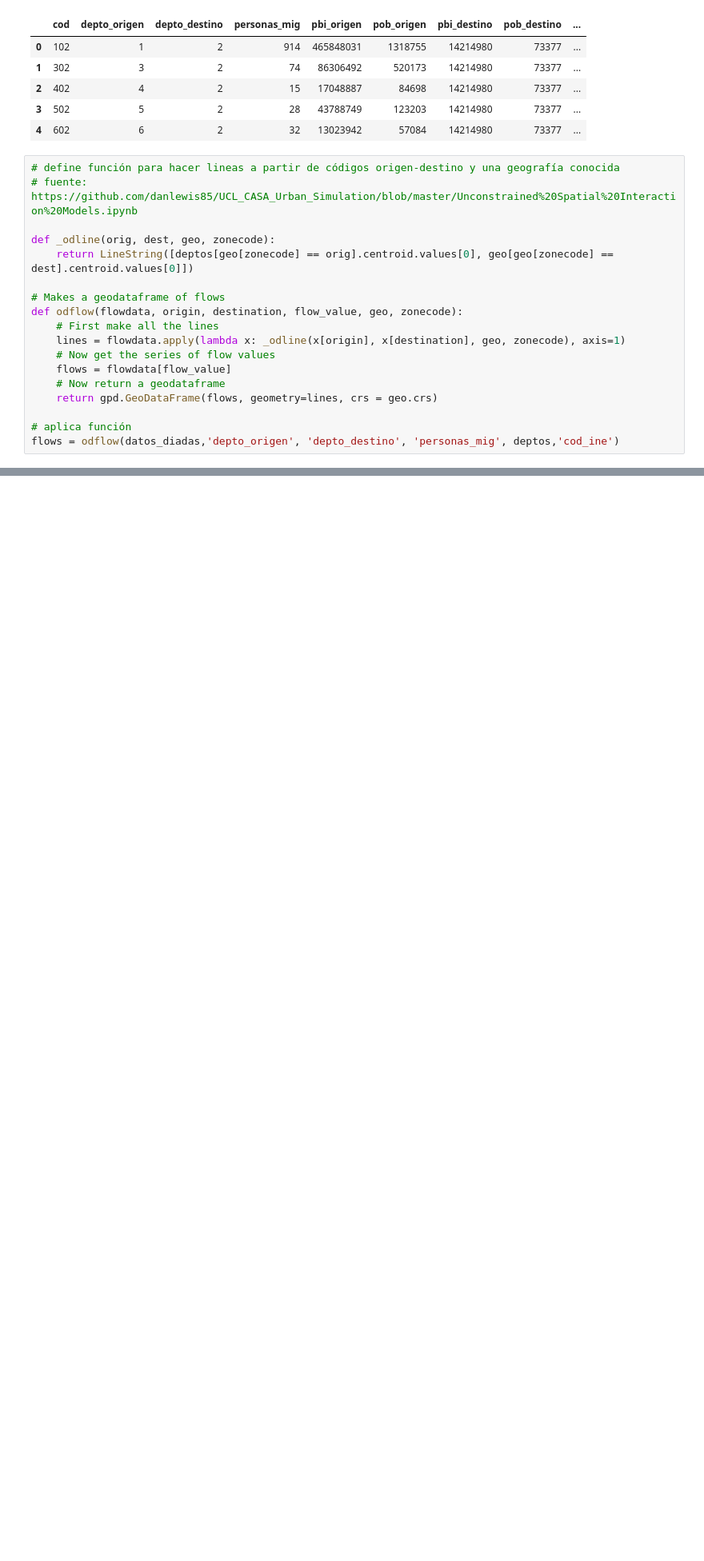
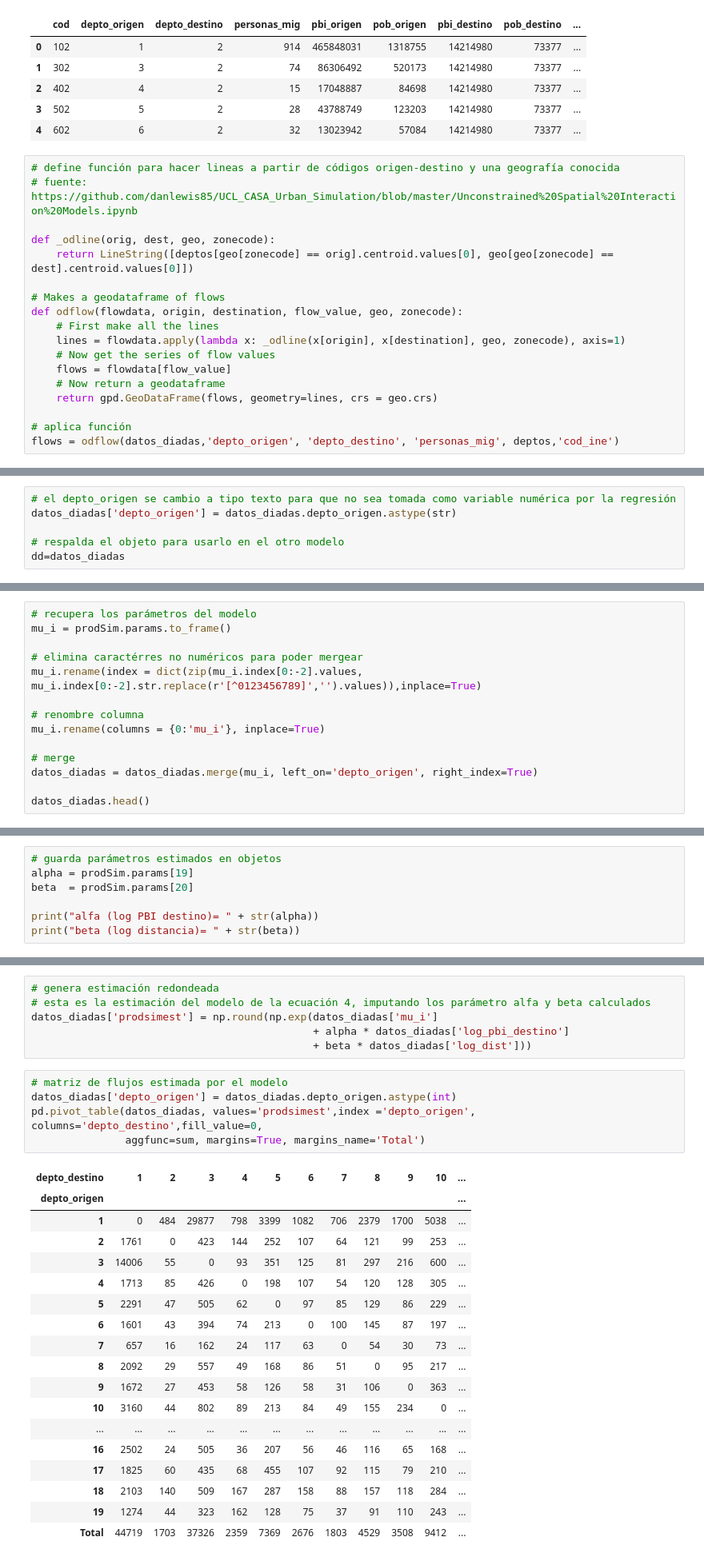
Before and after one commit to guillermodangelo/tesis, a Jupyter notebook: 02-metodologia.ipynb, the cells around one changed output, grey strips where cells are left out. Shown at 80% size. Drawn from its saved outputs; the diff is of its cells as text; blank space fills up the shorter version.

Commit message:
cambios en metodologia

```diff
--- a/02-metodologia.ipynb
+++ b/02-metodologia.ipynb
@@ -455,2 +391,8 @@ mu_i
+# %%
+# el depto_origen se cambio a tipo texto para que no sea tomada como variable numérica por la regresión
+datos_diadas['depto_origen'] = datos_diadas.depto_origen.astype(str)
+
+# respalda el objeto para usarlo en el otro modelo
+dd=datos_diadas
 # %%
 datos_diadas.head()
@@ -456,0 +470,14 @@ datos_diadas.head()
+# %%
+# recupera los parámetros del modelo
+mu_i = prodSim.params.to_frame()
+
+# elimina caractérres no numéricos para poder mergear
+mu_i.rename(index = dict(zip(mu_i.index[0:-2].values, mu_i.index[0:-2].str.replace(r'[^0123456789]','').values)),inplace=True)
+
+# renombre columna
+mu_i.rename(columns = {0:'mu_i'}, inplace=True)
+
+# merge
+datos_diadas = datos_diadas.merge(mu_i, left_on='depto_origen', right_index=True)
+
+datos_diadas.head()
@@ -456,0 +491,7 @@ datos_diadas.head()
+# %%
+# guarda parámetros estimados en objetos
+alpha = prodSim.params[19]
+beta  = prodSim.params[20]
+
+print("alfa (log PBI destino)= " + str(alpha))
+print("beta (log distancia)= " + str(beta))
@@ -456,0 +501,30 @@ datos_diadas.head()
+# %%
+# genera estimación redondeada
+# esta es la estimación del modelo de la ecuación 4, imputando los parámetro alfa y beta calculados
+datos_diadas['prodsimest'] = np.round(np.exp(datos_diadas['mu_i']
+                                             + alpha * datos_diadas['log_pbi_destino']
+                                             + beta * datos_diadas['log_dist']))
+# %%
+# matriz de flujos estimada por el modelo
+datos_diadas['depto_origen'] = datos_diadas.depto_origen.astype(int)
+pd.pivot_table(datos_diadas, values='prodsimest',index ='depto_origen', columns='depto_destino',fill_value=0,
+               aggfunc=sum, margins=True, margins_name='Total')
+# %% [output]
+| depto_destino | 1 | 2 | 3 | 4 | 5 | 6 | 7 | 8 | 9 | 10 | ... |
+| depto_origen |  |  |  |  |  |  |  |  |  |  | ... |
+| 1 | 0 | 484 | 29877 | 798 | 3399 | 1082 | 706 | 2379 | 1700 | 5038 | ... |
+| 2 | 1761 | 0 | 423 | 144 | 252 | 107 | 64 | 121 | 99 | 253 | ... |
+| 3 | 14006 | 55 | 0 | 93 | 351 | 125 | 81 | 297 | 216 | 600 | ... |
+| 4 | 1713 | 85 | 426 | 0 | 198 | 107 | 54 | 120 | 128 | 305 | ... |
+| 5 | 2291 | 47 | 505 | 62 | 0 | 97 | 85 | 129 | 86 | 229 | ... |
+| 6 | 1601 | 43 | 394 | 74 | 213 | 0 | 100 | 145 | 87 | 197 | ... |
+| 7 | 657 | 16 | 162 | 24 | 117 | 63 | 0 | 54 | 30 | 73 | ... |
+| 8 | 2092 | 29 | 557 | 49 | 168 | 86 | 51 | 0 | 95 | 217 | ... |
+| 9 | 1672 | 27 | 453 | 58 | 126 | 58 | 31 | 106 | 0 | 363 | ... |
+| 10 | 3160 | 44 | 802 | 89 | 213 | 84 | 49 | 155 | 234 | 0 | ... |
+| ... | ... | ... | ... | ... | ... | ... | ... | ... | ... | ... | ... |
+| 16 | 2502 | 24 | 505 | 36 | 207 | 56 | 46 | 116 | 65 | 168 | ... |
+| 17 | 1825 | 60 | 435 | 68 | 455 | 107 | 92 | 115 | 79 | 210 | ... |
+| 18 | 2103 | 140 | 509 | 167 | 287 | 158 | 88 | 157 | 118 | 284 | ... |
+| 19 | 1274 | 44 | 323 | 162 | 128 | 75 | 37 | 91 | 110 | 243 | ... |
+| Total | 44719 | 1703 | 37326 | 2359 | 7369 | 2676 | 1803 | 4529 | 3508 | 9412 | ... |
```
Also changed, not shown: parts of 42 cells of this notebook.
